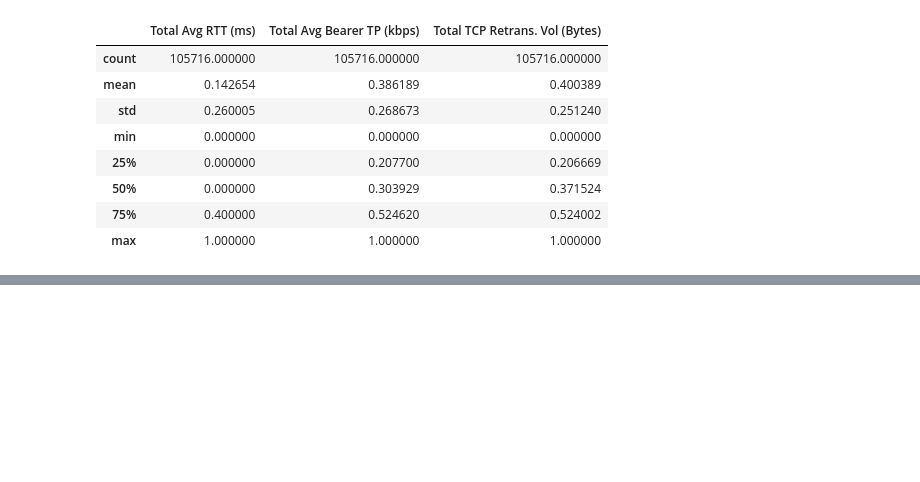
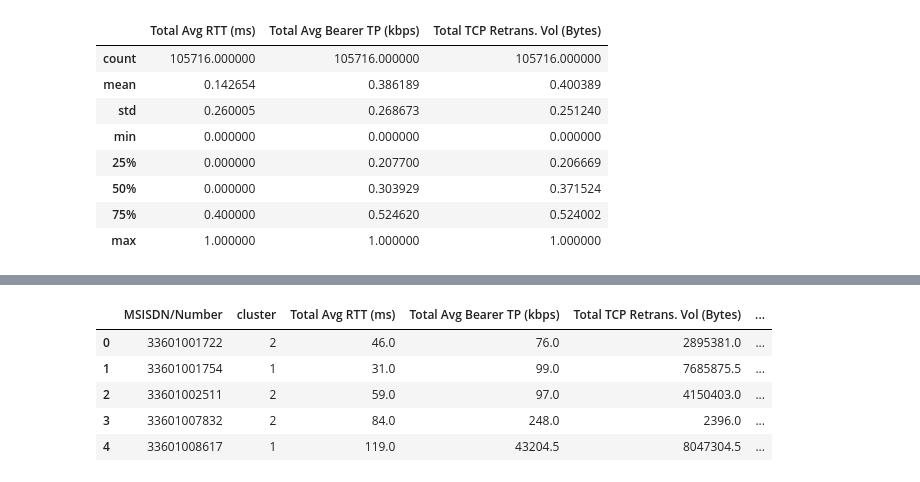
Before and after one commit to mahbubah/Telecom_DataAnalysis, a Jupyter notebook: notebooks/Satisfaction Analysis.ipynb, the cells around one changed output, grey strips where cells are left out. Saved outputs shown, nothing was run; the diff lists cells and outputs as text; code cells hidden in the pictures; blank space fills up the shorter version.

```diff
--- a/notebooks/Satisfaction Analysis.ipynb
+++ b/notebooks/Satisfaction Analysis.ipynb
@@ -71,0 +89,8 @@ with open("../models/user_engagement_analysis.pkl", "rb") as f:
+# %%
+exp_df = user_experience_df.set_index('MSISDN/Number')[
+    ['Total Avg RTT (ms)', 'Total Avg Bearer TP (kbps)', 'Total TCP Retrans. Vol (Bytes)']]
+# %%
+normalized_metrics = scaler(exp_df, ['Total Avg RTT (ms)',
+    'Total Avg Bearer TP (kbps)',
+    'Total TCP Retrans. Vol (Bytes)'])
+normalized_metrics.describe()
@@ -71,0 +107,3 @@ with open("../models/user_engagement_analysis.pkl", "rb") as f:
+# %%
+with open("../models/user_experience_analytics.pkl", "rb") as f:
+    kmeans2 = pickle.load(f)
@@ -71,0 +112,13 @@ with open("../models/user_engagement_analysis.pkl", "rb") as f:
+# %%
+distance = kmeans2.fit_transform(normalized_metrics)
+distance_from_worst_experience_cluster = list(
+    map(lambda x: x[worst_experience_cluster], distance))
+user_experience_df['experience_score'] = distance_from_worst_experience_cluster
+user_experience_df.head()
+# %% [output]
+|  | MSISDN/Number | cluster | Total Avg RTT (ms) | Total Avg Bearer TP (kbps) | Total TCP Retrans. Vol (Bytes) | ... |
+| 0 | 33601001722 | 2 | 46.0 | 76.0 | 2895381.0 | ... |
+| 1 | 33601001754 | 1 | 31.0 | 99.0 | 7685875.5 | ... |
+| 2 | 33601002511 | 2 | 59.0 | 97.0 | 4150403.0 | ... |
+| 3 | 33601007832 | 2 | 84.0 | 248.0 | 2396.0 | ... |
+| 4 | 33601008617 | 1 | 119.0 | 43204.5 | 8047304.5 | ... |
```
Also changed, not shown: parts of 17 cells of this notebook, 1 other file.
